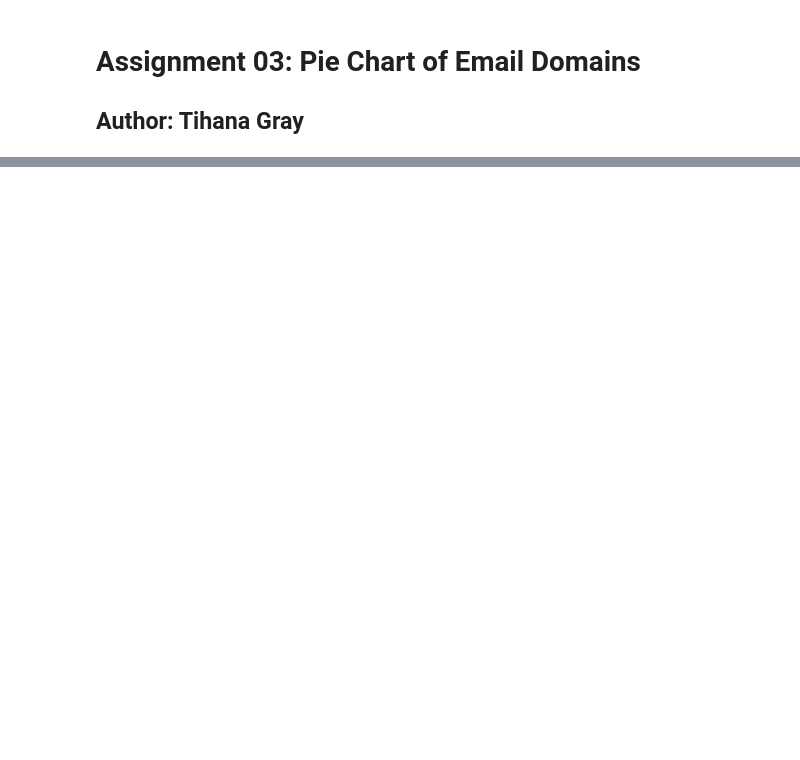
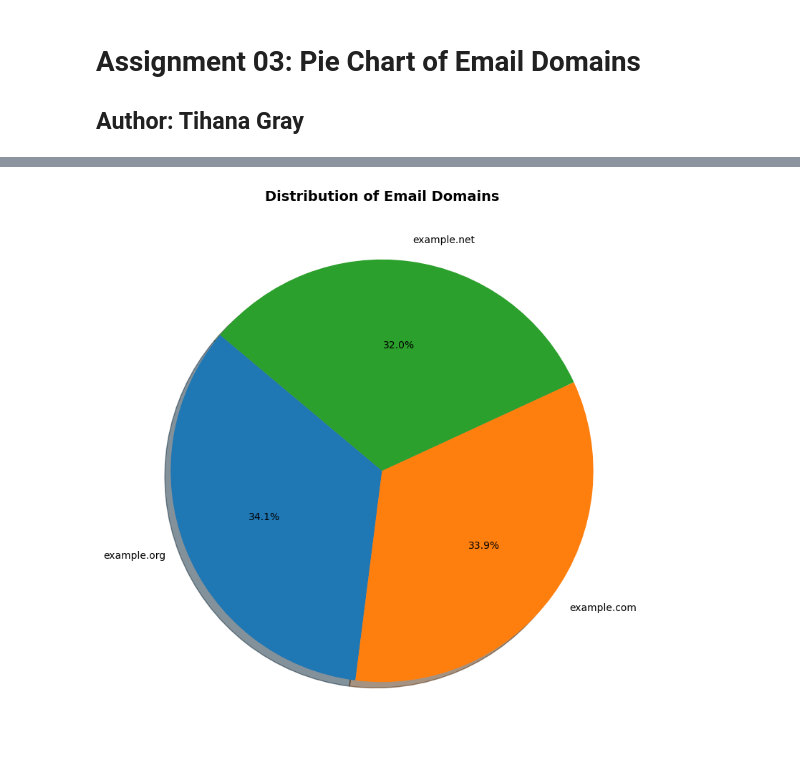
Before and after one commit to tihana-gray/programming-for-data-analytics, a Jupyter notebook: assignments/assignment03-pie.ipynb, the cells around one changed output, grey strips where cells are left out. Drawn from its saved outputs; the diff is of its cells as text; code cells hidden in the pictures; blank space fills up the shorter version.

```diff
--- a/assignments/assignment03-pie.ipynb
+++ b/assignments/assignment03-pie.ipynb
@@ -23,12 +25,17 @@ df.head()
 | 3 | 4 | BF2a889C00f0cE1 | Whitney | Hooper | Male | zjohnston@example.com | +1-939-130-6258 | 2012-11-17 | Counselling psychologist |
 | 4 | 5 | 9afFEafAe1CBBB9 | Lindsey | Rice | Female | elin@example.net | (390)417-1635x3010 | 1923-04-15 | Biomedical engineer |
 # %%
+# Checking column names to confirm the correct email column
+print("Columns in dataset:", df.columns)
+# https://www.geeksforgeeks.org/pandas/dealing-with-rows-and-columns-in-pandas-dataframe/
+
 # Extracting email domain names
-df['domain'] = df['email'].apply(lambda x: x.split('@')[1])
+df['domain'] = df['Email'].apply(lambda x: x.split('@')[1])
 # https://stackoverflow.com/questions/53044548/how-to-extract-domain-from-email-address-with-pandas
 
 # Counting how many times each domain appears
 domain_counts = df['domain'].value_counts()
+# https://pandas.pydata.org/pandas-docs/stable/reference/api/pandas.Series.value_counts.html
 
 # Displaying the top few to check
 domain_counts.head()
@@ -36,0 +51,20 @@ KeyError: 'email'
+# %%
+# Creating a pie chart
+plt.figure(figsize=(8, 8))
+plt.pie(
+    domain_counts.head(6),
+    labels=domain_counts.index[:6],
+    autopct='%1.1f%%',
+    startangle=140,
+    shadow=True
+)
+
+plt.title("Distribution of Email Domains", fontsize=14, fontweight='bold')
+plt.tight_layout()
+plt.show()
+
+# https://matplotlib.org/stable/api/_as_gen/matplotlib.pyplot.figure.html
+# https://matplotlib.org/stable/api/_as_gen/matplotlib.pyplot.pie.html
+# https://stackoverflow.com/questions/6170246/how-do-i-use-matplotlib-autopct
+# %% [output]
+[figure, added]
```
Also changed, not shown: parts of 2 cells of this notebook.
